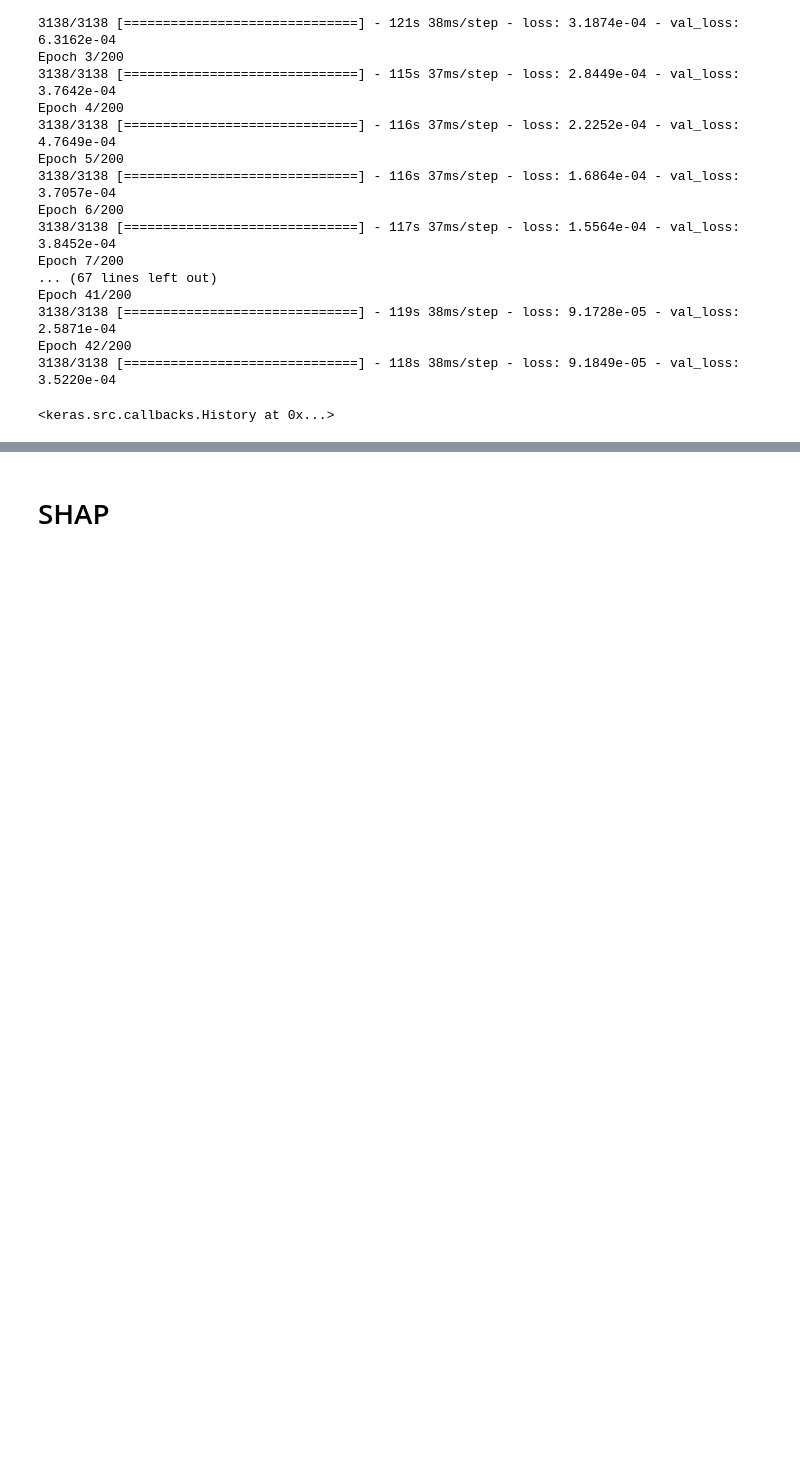
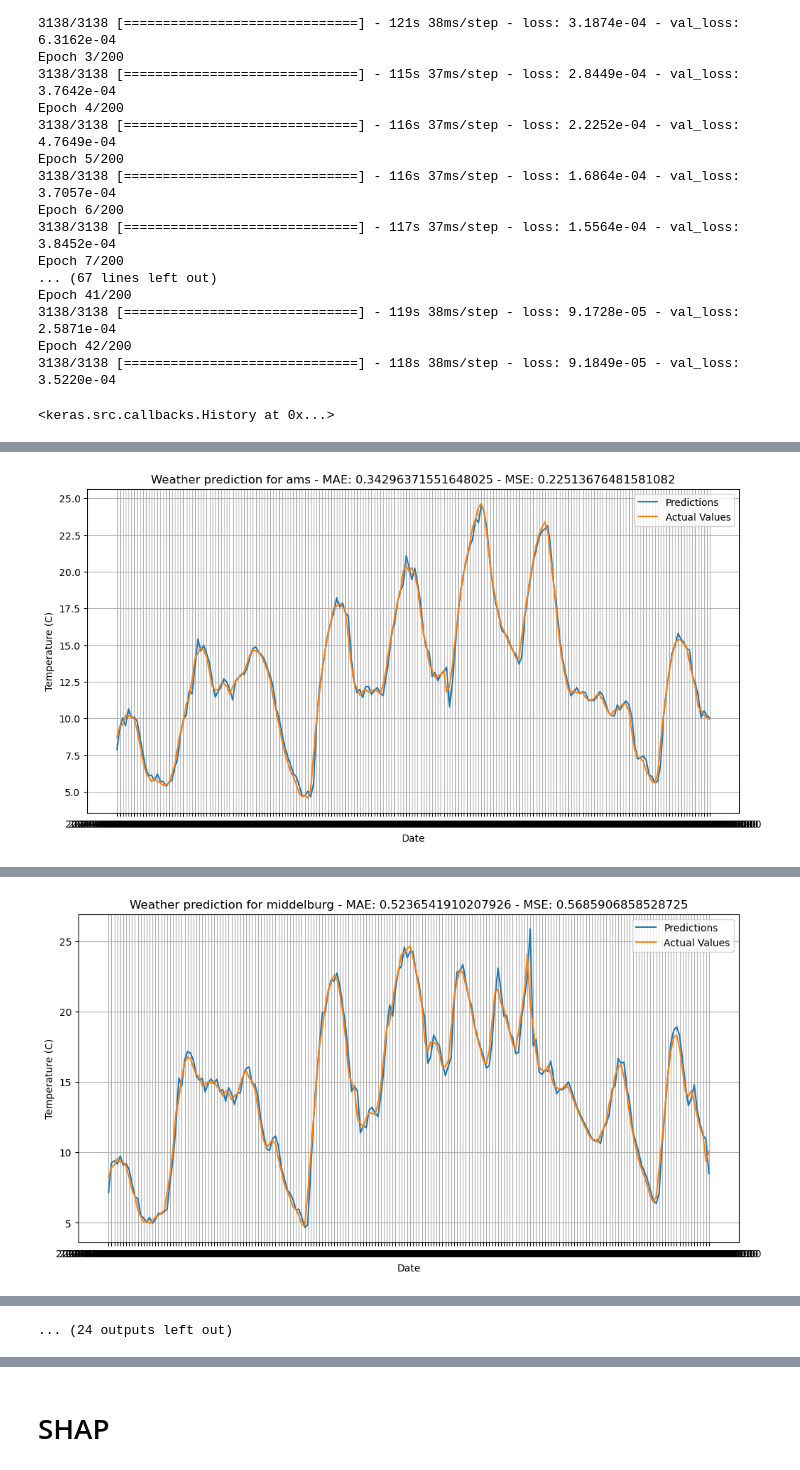
Before and after one commit to AlexaVT03/Project2-2, a Jupyter notebook: Project_2-2/Python/LSTM/LSTM.ipynb, the cells around one changed output, grey strips where cells are left out. Saved outputs shown, nothing was run; the diff lists cells and outputs as text; code cells hidden in the pictures; blank space fills up the shorter version.

Commit message:
update forecast LSTM

```diff
--- a/Project_2-2/Python/LSTM/LSTM.ipynb
+++ b/Project_2-2/Python/LSTM/LSTM.ipynb
@@ -38,7 +38,7 @@ GPU yes
 # %%
 import matplotlib.pyplot as plt
 # %%
-big = pd.read_csv('/Users/lpaggen/Documents/DACS COURSES/Project2-2/Project_2-2/NL_data/train_set_1/big_data.csv')
+big = pd.read_csv('/Users/lpaggen/Documents/PROJECT 2-@/Project2-2/Project_2-2/NL_data/data_set_1/big_data.csv')
 # test_set = pd.read_csv('/Users/lpaggen/Documents/DACS COURSES/Project2-2/Project_2-2/NL_data/test_set/processed_data.csv')
 # %% [output]
 Columns (18,19,20,21,22,23,24) have mixed types. Specify dtype option on import or set low_memory=False.
@@ -60,7 +62,7 @@ nl_df.drop(columns = ['month_1', 'month_2',
        'month_9', 'month_10', 'month_11', 'month_12', 'ptype', 'time.1', 'e',
        'sf', 'pev', 'fdir', 'tp', 'Unnamed: 0'], axis = 0, inplace = True)
 
-test_2 = pd.read_csv('/Users/lpaggen/Documents/PROJECT 2-@/Project2-2/Project_2-2/NL_data/train_set/p1.csv')
+test_2 = pd.read_csv('/Users/lpaggen/Documents/PROJECT 2-@/Project2-2/Project_2-2/NL_data/train_set/test_part_2.csv')
 test_2.set_index('time', inplace = True)
 test_2.drop(columns = ['hour_16', 'hour_17', 'hour_18', 'hour_19', 'hour_20', 'hour_21', 'hour_22', 'hour_23'], axis = 1, inplace = True)
 nl_df = pd.concat((nl_df, test_2), axis = 0)
@@ -134,7 +151,7 @@ X_valid_df = {}
 Y_train_df = {}
 Y_valid_df = {}
 
-timestep = 12
+timestep = 6
 
 for i, city in enumerate(dataframes_tr):
     df = city.copy()
@@ -368,0 +401,21 @@ Y_test = ams_ts['t2m']
+# %%
+for idx, i in enumerate(df_names):
+    model = load_model(f'/Users/lpaggen/Documents/PROJECT 2-@/Project2-2/Project_2-2/Python/LSTM/models/{i}')
+    tensorXtest = X_test_df[i]
+    Y_test = scaler.inverse_transform(Y_test_df[i])
+
+    true_predict = scaler.inverse_transform(model.predict(tensorXtest))
+
+    mae = mean_absolute_error(Y_test[-len(true_predict):], true_predict)
+    mse = mean_squared_error(Y_test[-len(true_predict):], true_predict)
+
+    plt.figure(figsize = (12, 6))
+    plt.plot(dataframes_ts[0]['valid_time'][-len(true_predict):], true_predict - 273.15, label = "Predictions")
+    plt.plot(Y_test[-len(true_predict):] - 273.15, label = "Actual Values")
+    plt.title(f"Weather prediction for {i} - MAE: {mae} - MSE: {mse}")
+    plt.ylabel("Temperature (C)")
+    plt.xlabel("Date")
+    plt.grid(True)
+    plt.legend()
+    plt.show()
+# %% [output]
@@ -368,0 +430 @@ Y_test = ams_ts['t2m']
+[figure, added]
@@ -368,0 +439 @@ Y_test = ams_ts['t2m']
+[figure, added]
@@ -368,0 +458 @@ Y_test = ams_ts['t2m']
+... (24 outputs left out)
```
Also changed, not shown: parts of 31 cells of this notebook, 1 other file.
